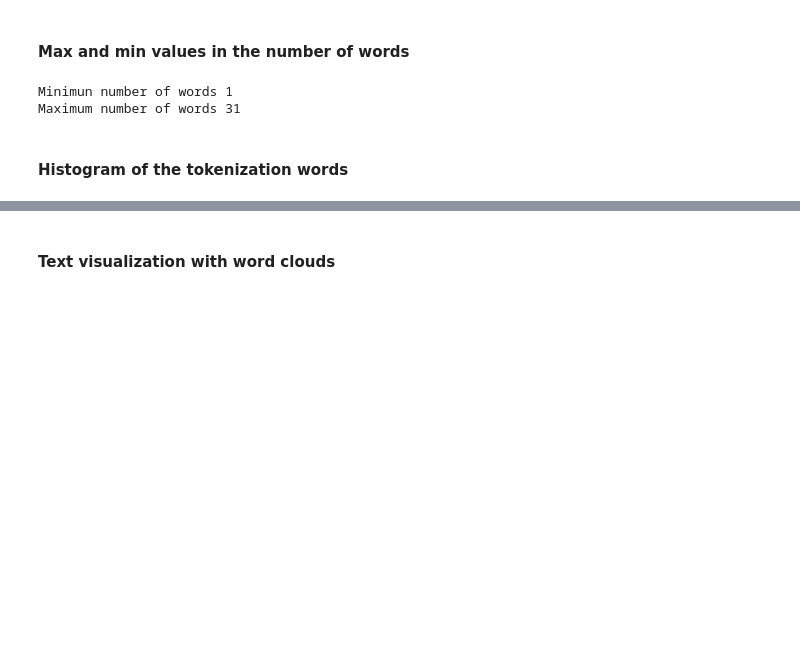
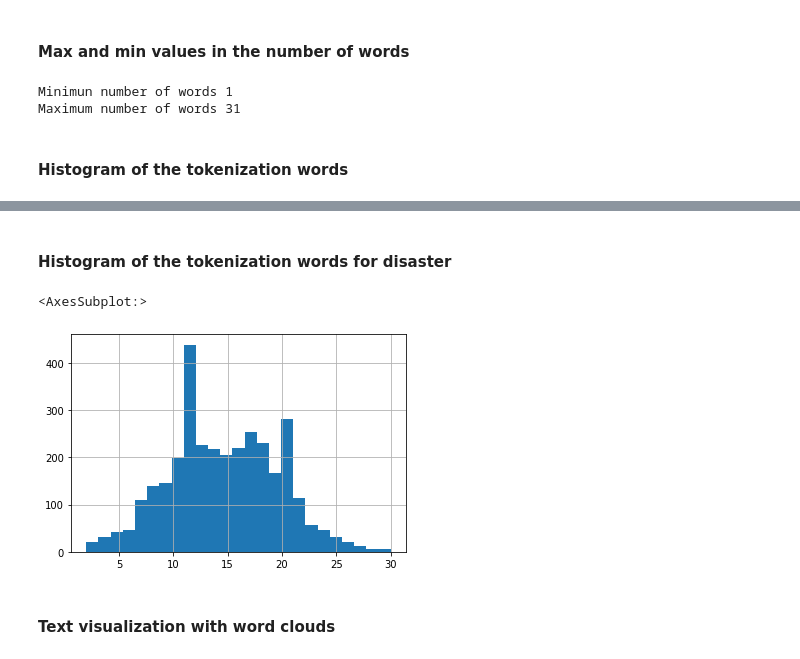
Before and after one commit to oscarciceri/Disaster_Monitoring-_Based_On_Tweets, a Jupyter notebook: EDA_oscar.ipynb, the cells around one changed output, grey strips where cells are left out. Cells and saved outputs as stored; diff of their text form; code cells hidden in the pictures; blank space fills up the shorter version.

```diff
--- a/EDA_oscar.ipynb
+++ b/EDA_oscar.ipynb
@@ -322,3 +322,13 @@ review_words_lengths.hist(bins = 25)
+# %% [markdown]
+#### Histogram of the tokenization words for disaster
+# %%
+disaster = df[df.target == 1]
+Reviews_disaster = disaster['text_clean']
+review_words_lengths_disaster = Reviews_disaster.apply(lambda x: len(nltk.word_tokenize(x)))
+review_words_lengths_disaster.hist(bins = 25)
+# %% [output]
+<AxesSubplot:>
+[figure, added]
 # %% [markdown]
 #### Text visualization with word clouds
 # %%
```
Also changed, not shown: parts of 12 cells of this notebook.
